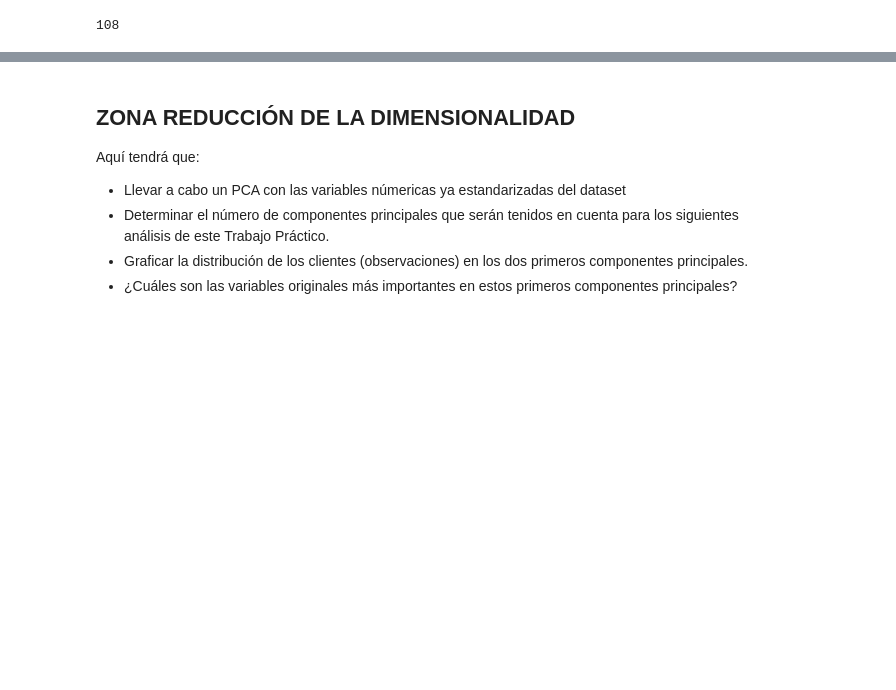
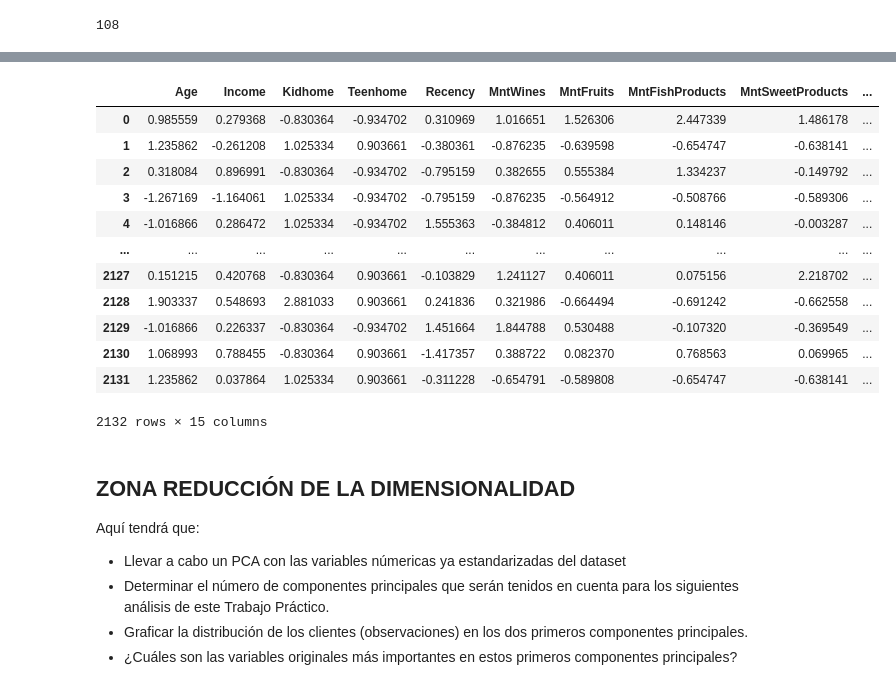
Before and after one commit to DanielIramain/aa-customer-personality-analysis, a Jupyter notebook: IRAMAIN_DANIEL_TP_MANS_2023.ipynb, the cells around one changed output, grey strips where cells are left out. Cells and saved outputs as stored; diff of their text form; code cells hidden in the pictures; blank space fills up the shorter version.

```diff
--- a/IRAMAIN_DANIEL_TP_MANS_2023.ipynb
+++ b/IRAMAIN_DANIEL_TP_MANS_2023.ipynb
@@ -294,3 +322,20 @@ data = data.loc[mask,:]
+# %%
+#Datos preprocesados
+data
+# %% [output]
+|  | Age | Income | Kidhome | Teenhome | Recency | MntWines | MntFruits | MntFishProducts | MntSweetProducts | ... |
+| 0 | 0.985559 | 0.279368 | -0.830364 | -0.934702 | 0.310969 | 1.016651 | 1.526306 | 2.447339 | 1.486178 | ... |
+| 1 | 1.235862 | -0.261208 | 1.025334 | 0.903661 | -0.380361 | -0.876235 | -0.639598 | -0.654747 | -0.638141 | ... |
+| 2 | 0.318084 | 0.896991 | -0.830364 | -0.934702 | -0.795159 | 0.382655 | 0.555384 | 1.334237 | -0.149792 | ... |
+| 3 | -1.267169 | -1.164061 | 1.025334 | -0.934702 | -0.795159 | -0.876235 | -0.564912 | -0.508766 | -0.589306 | ... |
+| 4 | -1.016866 | 0.286472 | 1.025334 | -0.934702 | 1.555363 | -0.384812 | 0.406011 | 0.148146 | -0.003287 | ... |
+| ... | ... | ... | ... | ... | ... | ... | ... | ... | ... | ... |
+| 2127 | 0.151215 | 0.420768 | -0.830364 | 0.903661 | -0.103829 | 1.241127 | 0.406011 | 0.075156 | 2.218702 | ... |
+| 2128 | 1.903337 | 0.548693 | 2.881033 | 0.903661 | 0.241836 | 0.321986 | -0.664494 | -0.691242 | -0.662558 | ... |
+| 2129 | -1.016866 | 0.226337 | -0.830364 | -0.934702 | 1.451664 | 1.844788 | 0.530488 | -0.107320 | -0.369549 | ... |
+| 2130 | 1.068993 | 0.788455 | -0.830364 | 0.903661 | -1.417357 | 0.388722 | 0.082370 | 0.768563 | 0.069965 | ... |
+| 2131 | 1.235862 | 0.037864 | 1.025334 | 0.903661 | -0.311228 | -0.654791 | -0.589808 | -0.654747 | -0.638141 | ... |
+2132 rows × 15 columns
 # %% [markdown]
 ## ZONA REDUCCIÓN DE LA DIMENSIONALIDAD
 
```
Also changed, not shown: parts of 18 cells of this notebook.
